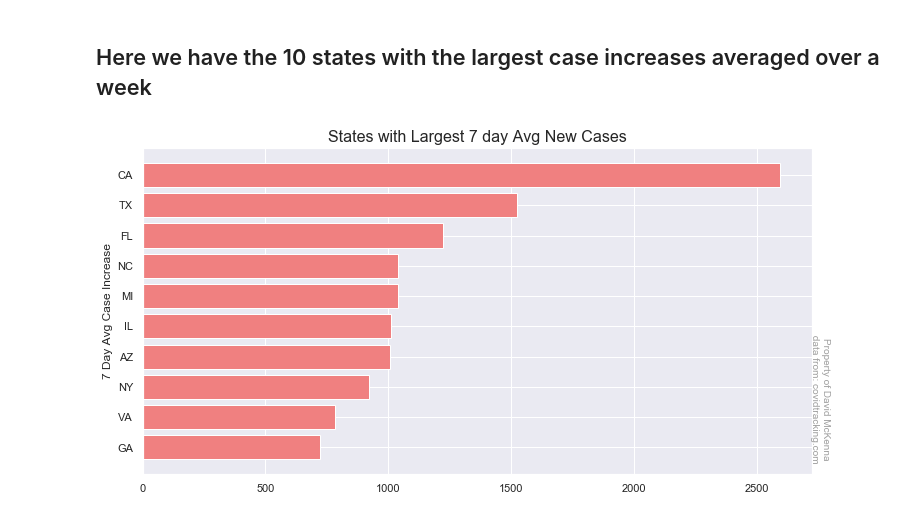
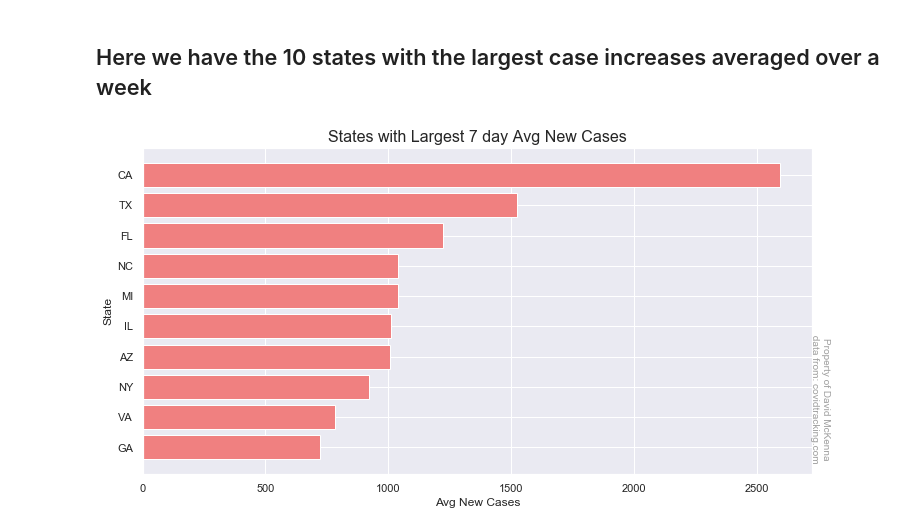
Before and after one commit to Stripling07/UT_COVID, a Jupyter notebook: COVID_NB.ipynb, the cells around one changed output. Drawn from its saved outputs; the diff is of its cells as text; code cells hidden in the pictures.

```diff
--- a/COVID_NB.ipynb
+++ b/COVID_NB.ipynb
@@ -489,26 +490,25 @@ plt.show()
 # %% [markdown]
 ## Here we have the 10 states with the largest case increases averaged over a week
 # %%
+today = str(df.date.max())
 df_1 = df[['state','date','positiveIncrease','deathIncrease']].reset_index()
-
-today = str(df.date.max())
-
 df_1['date_mod'] = pd.to_datetime(df_1['date'], format= '%Y%m%d')
 df_1.set_index(['state','date_mod'],inplace=True)
 df_1.sort_index(inplace=True)
 df_1['date_ordinal'] = pd.to_datetime(df_1['date']).apply(lambda date: date.toordinal())
 df_1['posDiff'] = df_1.groupby(level='state')['positiveIncrease'].apply(lambda x: (x.rolling(7).sum() / 7))
 
 largest = df_1[df_1['date']==today]['posDiff'].nlargest(10).astype(int)
+
 fig, ax = plt.subplots(figsize = (12,6))
 watermark()
 
 df_2 = pd.DataFrame(largest).reset_index().sort_index(ascending=False)
 plt.barh(df_2.state,df_2.posDiff,color = 'lightcoral')
 plt.title('States with Largest 7 day Avg New Cases', fontsize=16)
-plt.ylabel('7 Day Avg Case Increase')
-
+plt.ylabel('State')
+plt.xlabel('Avg New Cases')
 #plt.savefig('Top_Ten_Increase.png')
 plt.show()
 # %% [output]
-[figure, old version]
+[figure, new version]
```
Also changed, not shown: parts of 10 cells of this notebook, 4 other files.
